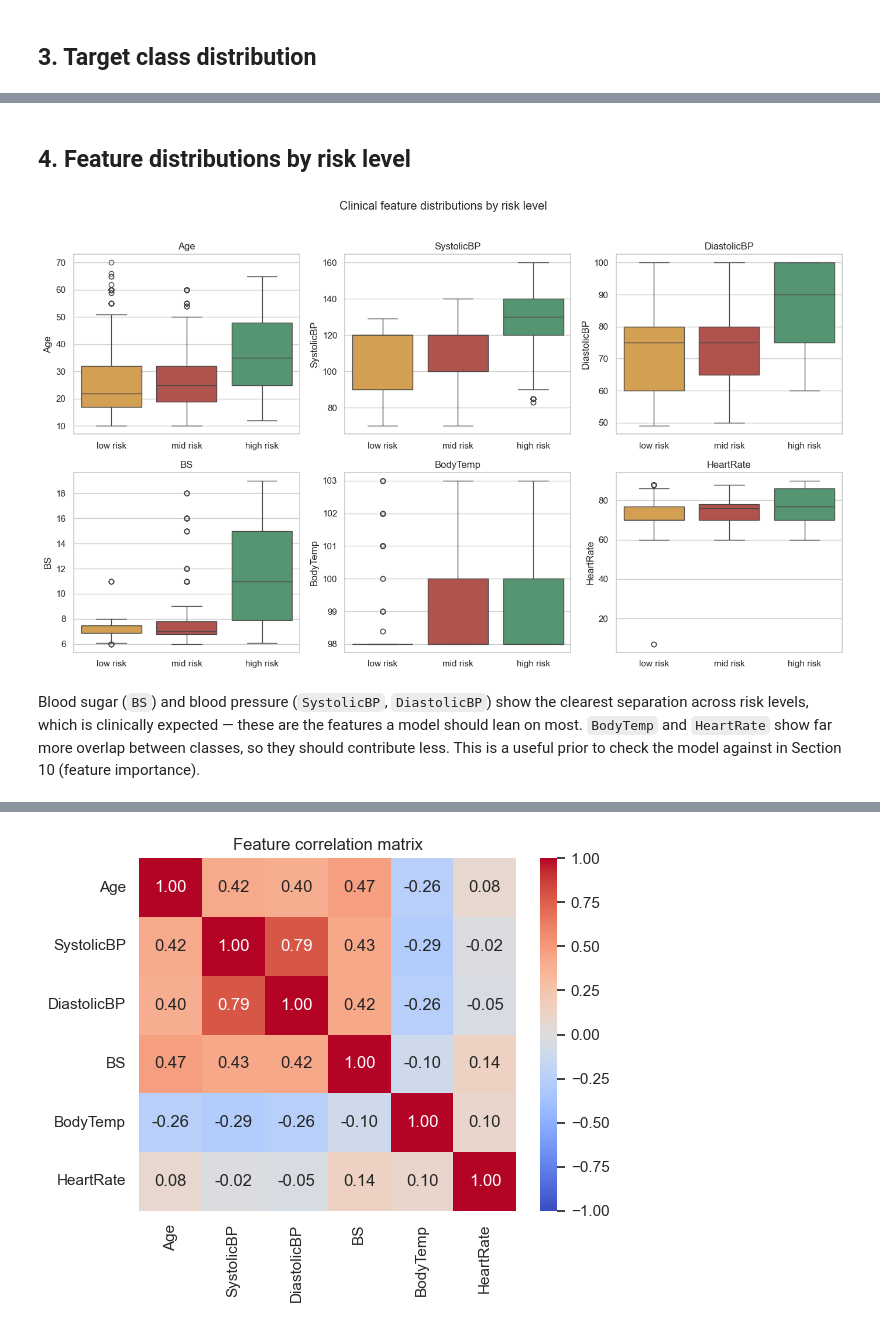
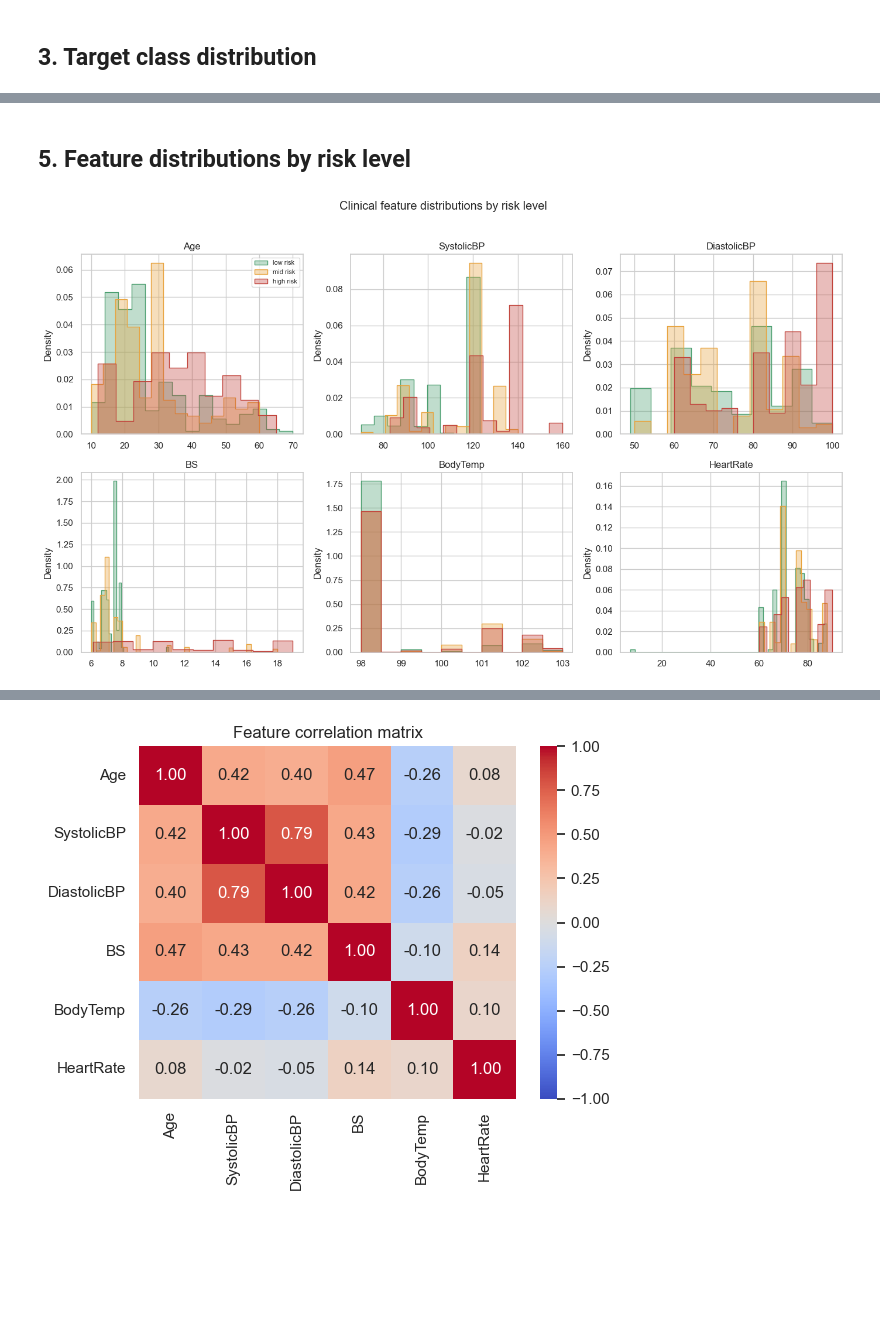
Before and after one commit to andyombogo/Eneza-Data-Science-Residential-training-2026, a Jupyter notebook: project7-maternal-child-health/notebooks/task1_risk_classifier_eda.ipynb, the cells around one changed output, grey strips where cells are left out. Cells and saved outputs as stored; diff of their text form; code cells hidden in the pictures; blank space fills up the shorter version.

```diff
--- a/project7-maternal-child-health/notebooks/task1_risk_classifier_eda.ipynb
+++ b/project7-maternal-child-health/notebooks/task1_risk_classifier_eda.ipynb
@@ -15,8 +15,13 @@ import matplotlib.pyplot as plt
 import numpy as np
 import pandas as pd
 import seaborn as sns
+from imblearn.over_sampling import SMOTE
+from imblearn.pipeline import Pipeline as ImbPipeline
 from sklearn.ensemble import GradientBoostingClassifier, RandomForestClassifier
-from sklearn.linear_model import LogisticRegression
+from sklearn.naive_bayes import GaussianNB
+from sklearn.neighbors import KNeighborsClassifier
+from sklearn.svm import SVC
+from sklearn.tree import DecisionTreeClassifier
 from sklearn.metrics import ConfusionMatrixDisplay, classification_report, confusion_matrix
 from sklearn.model_selection import GridSearchCV, StratifiedKFold, cross_validate, train_test_split
 from sklearn.pipeline import make_pipeline
@@ -29,6 +34,7 @@ from task1_risk_classifier import FEATURES, TARGET, load_data, split_data, train
 
 sns.set_theme(style="whitegrid")
 RISK_ORDER = ["low risk", "mid risk", "high risk"]
+RISK_COLOR = {"low risk": "#4C9F70", "mid risk": "#E8A33D", "high risk": "#C1443C"}
 RNG = 42
 # %% [markdown]
 ## 1. Load data
@@ -83,7 +89,7 @@ No missing values. There are duplicate rows, which is plausible for this dataset
 ## 3. Target class distribution
 # %%
 counts = df[TARGET].value_counts().reindex(RISK_ORDER)
-ax = counts.plot(kind="bar", color=["#4C9F70", "#E8A33D", "#C1443C"])
+ax = counts.plot(kind="bar", color=[RISK_COLOR[c] for c in RISK_ORDER])
 ax.set_title("RiskLevel class distribution")
 ax.set_xlabel("")
 ax.set_ylabel("Count")
@@ -93,6 +99,8 @@ for i, v in enumerate(counts):
 plt.tight_layout()
 plt.show()
 
-counts / counts.sum()
+imbalance_ratio = counts.max() / counts.min()
+print(f"Class shares: {dict((counts / counts.sum()).round(3))}")
+print(f"Imbalance ratio (largest:smallest class): {imbalance_ratio:.2f}:1")
 # %% [output]
 [figure]
@@ -106,16 +149,19 @@ Classes are moderately imbalanced (`high risk` is the smallest at ~27%) but not
 # %% [markdown]
-## 4. Feature distributions by risk level
+## 5. Feature distributions by risk level
 # %%
 fig, axes = plt.subplots(2, 3, figsize=(14, 8))
 for ax, feature in zip(axes.ravel(), FEATURES):
-    sns.boxplot(data=df, x=TARGET, y=feature, order=RISK_ORDER, ax=ax, hue=TARGET,
-                palette=["#4C9F70", "#E8A33D", "#C1443C"], legend=False)
+    for risk in RISK_ORDER:
+        sns.histplot(
+            df.loc[df[TARGET] == risk, feature], ax=ax, color=RISK_COLOR[risk],
+            label=risk, stat="density", element="step", fill=True, alpha=0.35,
+            common_norm=False,
+        )
     ax.set_title(feature)
     ax.set_xlabel("")
+axes.ravel()[0].legend(fontsize=8)
 fig.suptitle("Clinical feature distributions by risk level", y=1.02)
 plt.tight_layout()
 plt.show()
 # %% [output]
-[figure, old version]
+[figure, new version]
-# %% [markdown]
-Blood sugar (`BS`) and blood pressure (`SystolicBP`, `DiastolicBP`) show the clearest separation across risk levels, which is clinically expected — these are the features a model should lean on most. `BodyTemp` and `HeartRate` show far more overlap between classes, so they should contribute less. This is a useful prior to check the model against in Section 10 (feature importance).
```
Also changed, not shown: parts of 23 cells of this notebook, 4 other files.
